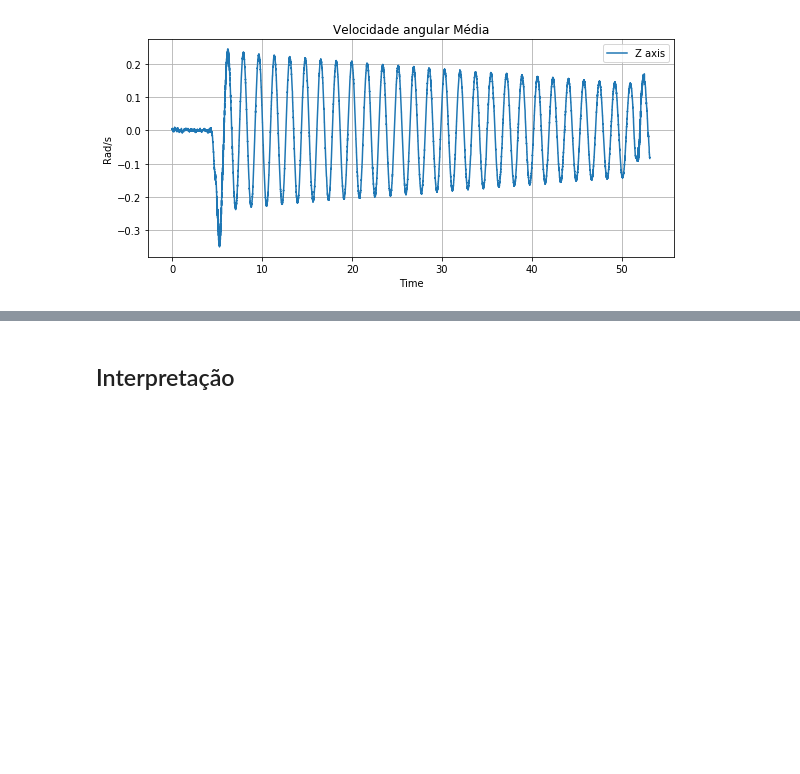
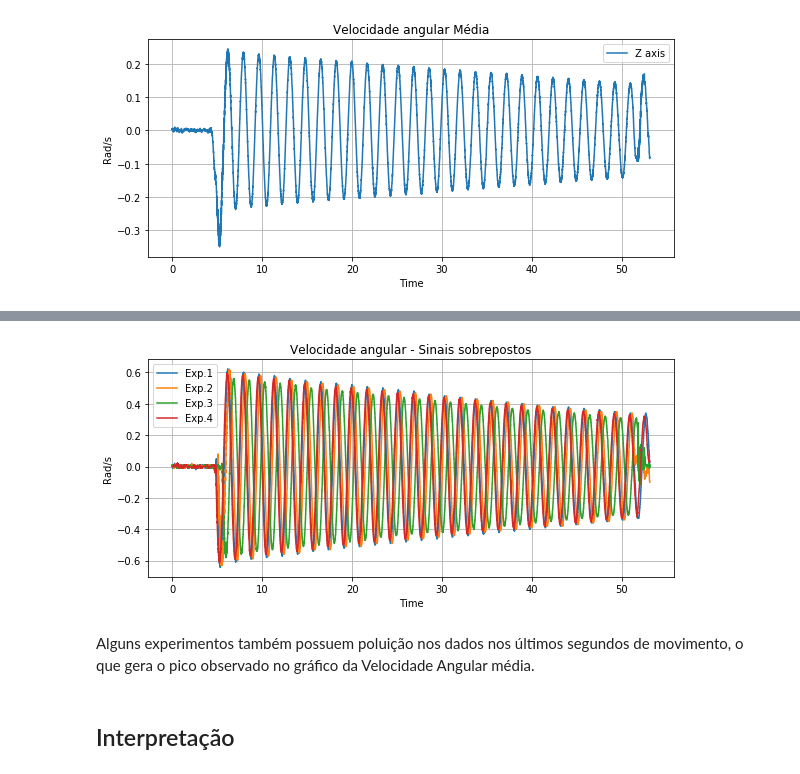
Before and after one commit to caiotda/MAC209, a Jupyter notebook: EP2/ep02.ipynb, the cells around one changed output, grey strips where cells are left out. Cells and saved outputs as stored; diff of their text form; code cells hidden in the pictures; blank space fills up the shorter version.

Commit message:
Análise Dados Pêndulo

```diff
--- a/EP2/ep02.ipynb
+++ b/EP2/ep02.ipynb
@@ -77,6 +77,8 @@ for i in range(len(tbls)):
 #Calcula as médias
 tmed = (tbls[0]["wz"] + tbls[1]["wz"] + tbls[2]["wz"] + tbls[3]["wz"] + tbls[4]["wz"])/5
 
+x = tbls[0]["time"]
+
 #Plot
 tmed.head()
 fig = plt.figure(figsize=(32,4))
@@ -84,7 +86,7 @@ plt.subplot(131)
 plt.grid(True)
 plt.xlabel("Time")
 plt.ylabel("Rad/s")
-plt.plot(tbls[0]["time"], tmed, label = "Z axis")
+plt.plot(x, tmed, label = "Z axis")
 plt.title("Velocidade angular Média")
 plt.legend()
 plt.show()
@@ -93,3 +97,20 @@ plt.show()
+# %%
+fig = plt.figure(figsize=(32,4))
+plt.subplot(131)
+plt.grid(True)
+plt.xlabel("Time")
+plt.ylabel("Rad/s")
+plt.plot(x, tbls[0]["wz"], label = "Exp.1")
+plt.plot(x, tbls[1]["wz"], label = "Exp.2")
+plt.plot(x, tbls[2]["wz"], label = "Exp.3")
+plt.plot(x, tbls[3]["wz"], label = "Exp.4")
+plt.title("Velocidade angular - Sinais sobrepostos")
+plt.legend()
+plt.show()
+# %% [output]
+[figure, added]
+# %% [markdown]
+Alguns experimentos também possuem poluição nos dados nos últimos segundos de movimento, o que gera o pico observado no gráfico da Velocidade Angular média.
 # %% [markdown]
 ## Interpretação
 # %% [markdown]
```
Also changed, not shown: parts of 2 cells of this notebook.
